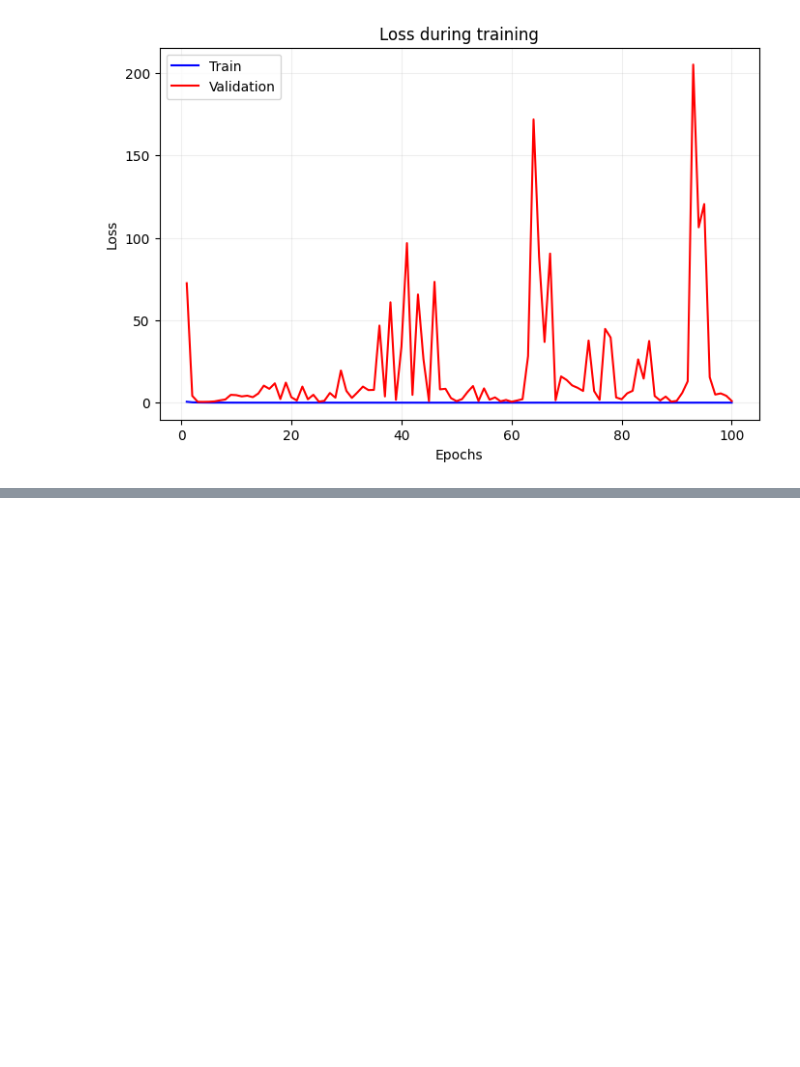
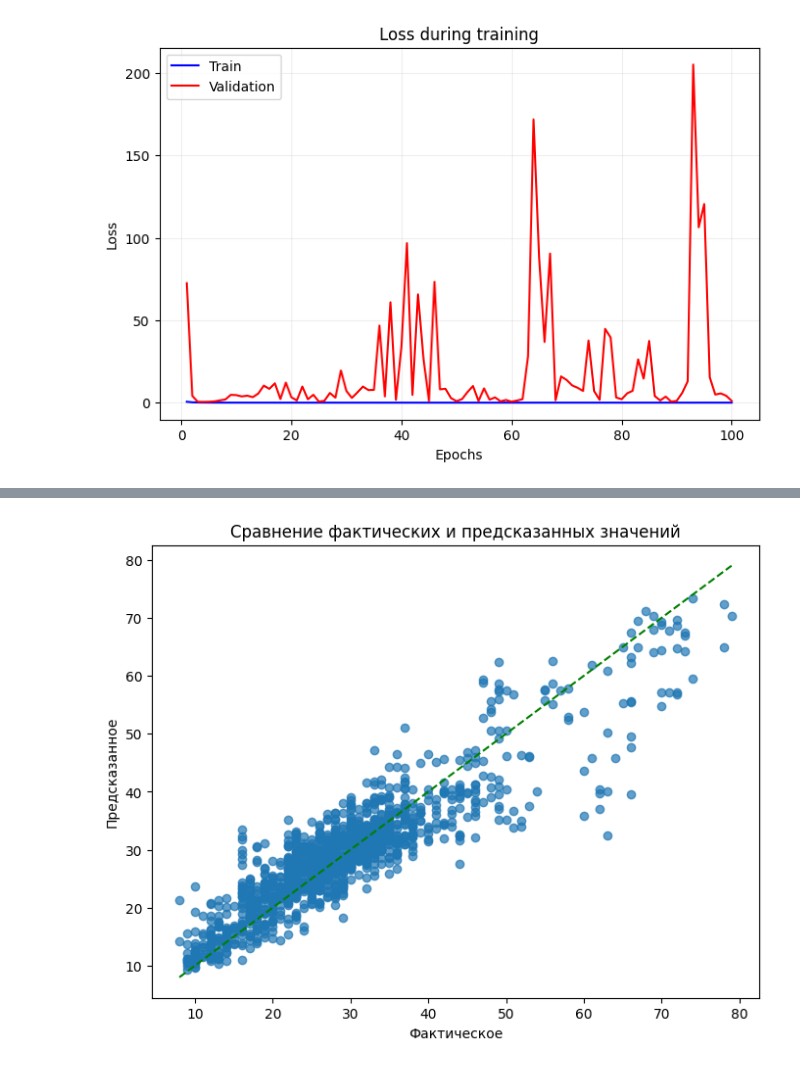
Before and after one commit to kristina-skoptsova/diplom, a Jupyter notebook: diplom.ipynb, the cells around one changed output, grey strips where cells are left out. Saved outputs shown, nothing was run; the diff lists cells and outputs as text; code cells hidden in the pictures; blank space fills up the shorter version.

```diff
--- a/diplom.ipynb
+++ b/diplom.ipynb
@@ -272,0 +397,16 @@ show_training(history_mlp)
+# %%
+# Построение графика
+plt.figure(figsize=(8, 6))
+plt.scatter(test_df['Фактическое'], test_df['Предсказанное'], alpha=0.7)
+
+# Линия идеального соответствия
+lims = [np.min([test_df['Фактическое'], test_df['Предсказанное']]),
+        np.max([test_df['Фактическое'], test_df['Предсказанное']])]
+plt.plot(lims, lims, color='green', linestyle='--')
+
+plt.title('Сравнение фактических и предсказанных значений')
+plt.xlabel('Фактическое')
+plt.ylabel('Предсказанное')
+plt.show()
+# %% [output]
+[figure, added]
```
Also changed, not shown: parts of 8 cells of this notebook.
